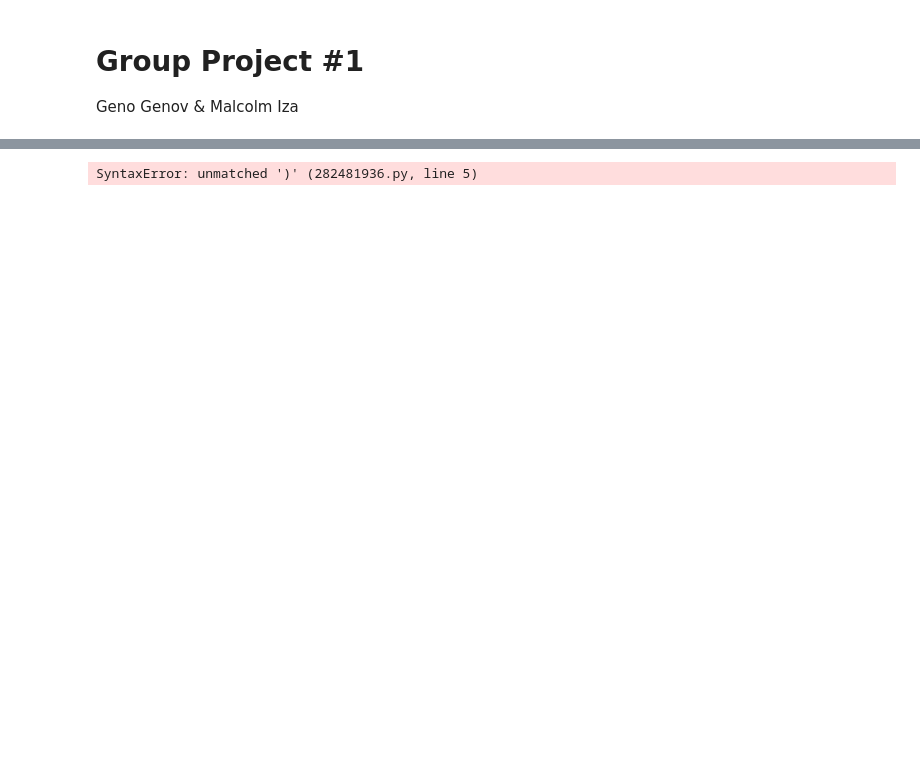
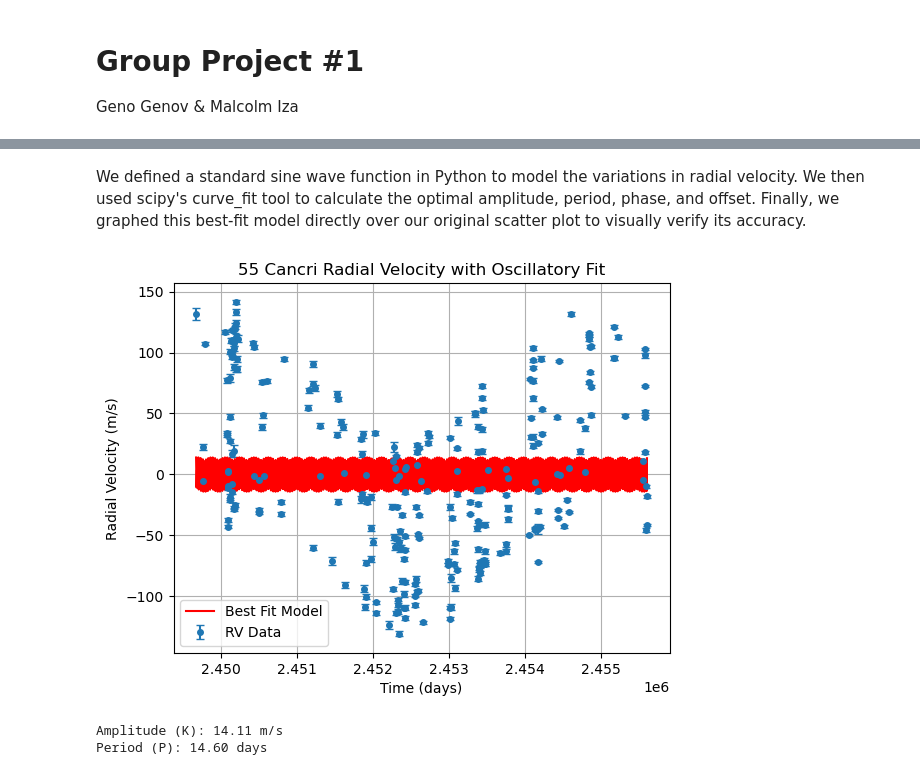
Before and after one commit to ggenov07/ASTR-19_Group_Project_1, a Jupyter notebook: ASTR 19 - Group Project 1.ipynb, the cells around one changed output, grey strips where cells are left out. Cells and saved outputs as stored; diff of their text form; code cells hidden in the pictures; blank space fills up the shorter version.

```diff
--- a/ASTR 19 - Group Project 1.ipynb
+++ b/ASTR 19 - Group Project 1.ipynb
@@ -32,28 +34,32 @@ FileNotFoundError: [Errno 2] No such file or directory: '55 Cnc - Radial Velocit
+# %% [markdown]
+We defined a standard sine wave function in Python to model the variations in radial velocity. We then used scipy's curve_fit tool to calculate the optimal amplitude, period, phase, and offset. Finally, we graphed this best-fit model directly over our original scatter plot to visually verify its accuracy.
 # %%
-import numpy as np
-from scipy.optimize import curve_fit
+def rv_model(t, K, P, phase, C):
+    return K * np.sin((2 * np.pi / P) * t + phase) + C
 
-def rv_model(t,K,P, phase, C):
-    return K*np.sin(2*sp.pi/P)*t*phase)+c
+time_arr = np.array(time)
+rv_arr = np.array(RV)
 
-time_arr=np.array(time)
-rv_arr=np.array(rv)
+initial_guesses = [100, 14.6, 0, 0]
 
-initial_guesses=[100,14.6,0,0]
-popt,pcov= curve_fit(rv_model, time_arr, rv_arr, p0=initial_guesses)
-time_smooth = np.linspace(min(time_arr), max(time_arr),1000)
-rv_fit = rv_mode(time_smooth, *popt)
+popt, pcov = curve_fit(rv_model, time_arr, rv_arr, p0=initial_guesses)
 
-plt.errorbar(x=time, y=rv, yerr=eror, fmt='o',marksize=4,capsize=3,label='RV Data')
-plt.plot(time_smooth,rv_fit,color='red',label='Best Fit Model')
-plt.xlabel('time(days)')
-plt.ylabel('Radial Valocity (m/s)')
-plt.title('55 cancri Radial Velocity with Oscillatory Fit')
+time_smooth = np.linspace(min(time_arr), max(time_arr), 1000)
+rv_fit = rv_model(time_smooth, *popt)
+
+plt.errorbar(x=time, y=RV, yerr=error, fmt='o', markersize=4, capsize=3, label='RV Data')
+plt.plot(time_smooth, rv_fit, color='red', label='Best Fit Model')
+
+plt.xlabel('Time (days)')
+plt.ylabel('Radial Velocity (m/s)')
+plt.title('55 Cancri Radial Velocity with Oscillatory Fit')
 plt.legend()
-plt.grid(true)
+plt.grid(True)
 plt.show()
 
-print(f"Amplitude (k):{popt[0]:.2f} m/s")
-print(f"period (P):{popt[1]:.2f}days")
+print(f"Amplitude (K): {popt[0]:.2f} m/s")
+print(f"Period (P): {popt[1]:.2f} days")
 # %% [output]
+[figure, added]
-SyntaxError: unmatched ')' (282481936.py, line 5)
+Amplitude (K): 14.11 m/s
+Period (P): 14.60 days
```
Also changed, not shown: parts of 4 cells of this notebook.
